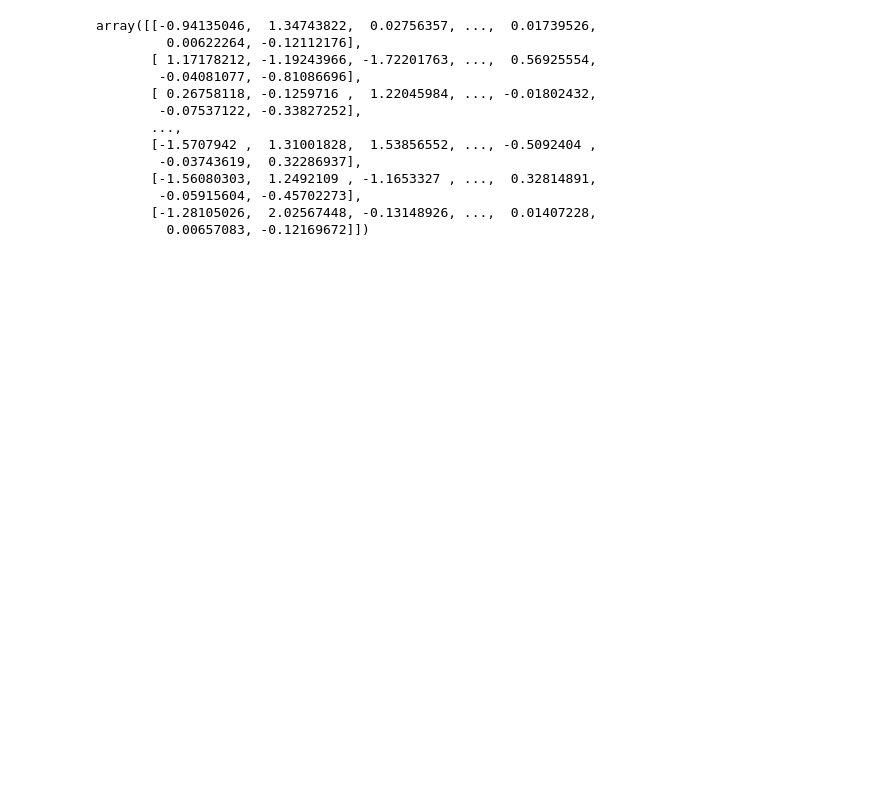
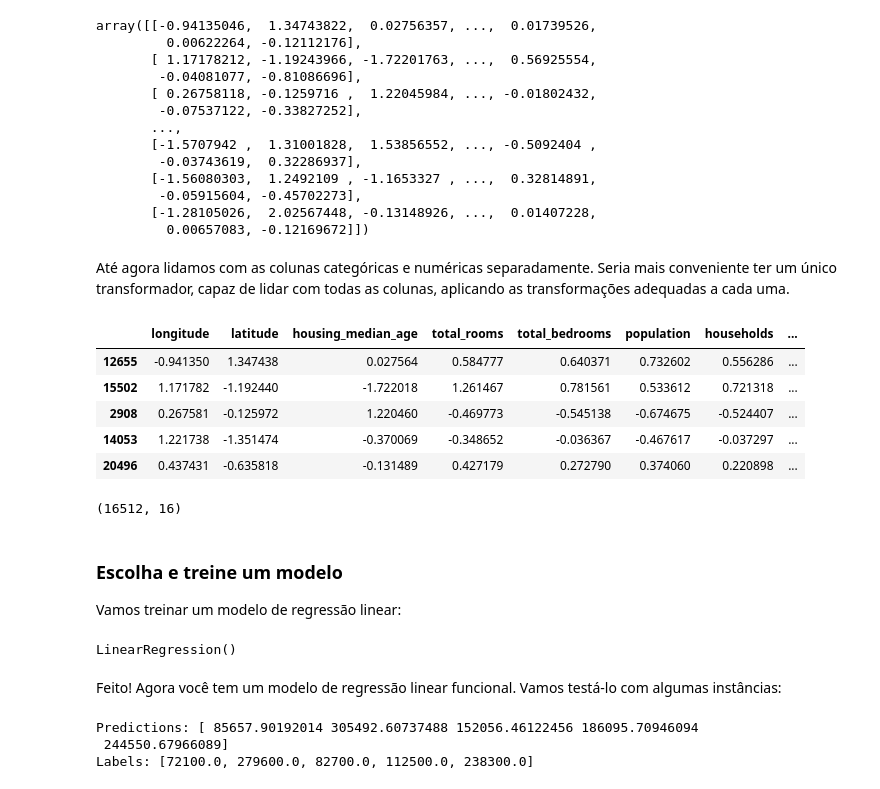
Before and after one commit to ThiagoSegato/livro-apredizado-de-maquina-scikit-learn-keras-tensorflow, a Jupyter notebook: chapter02.ipynb, the cells around one changed output. Drawn from its saved outputs; the diff is of its cells as text; code cells hidden in the pictures; blank space fills up the shorter version.

```diff
--- a/chapter02.ipynb
+++ b/chapter02.ipynb
@@ -458,3 +470,52 @@ array([[-0.94135046,  1.34743822,  0.02756357, ...,  0.01739526,
         -0.05915604, -0.45702273],
        [-1.28105026,  2.02567448, -0.13148926, ...,  0.01407228,
          0.00657083, -0.12169672]])
+# %% [markdown]
+Até agora lidamos com as colunas categóricas e numéricas separadamente. Seria mais conveniente ter um único transformador, capaz de lidar com todas as colunas, aplicando as transformações adequadas a cada uma.
+# %%
+num_attribs = list(housing_num) # DataFrame to columns list
+cat_attribs = ['ocean_proximity']
+# Outras colunas que o pipeline irá adicionar
+pip_attribs = ['rooms_per_household', 'population_per_household', 'ocean_p1', 'ocean_p2', 'ocean_p3', 'ocean_p4', 'ocean_p5']
+full_pipeline = ColumnTransformer([
+    ('num', num_pipeline, num_attribs),
+    ('cat', OneHotEncoder(), cat_attribs)
+])
+housing_prepared = full_pipeline.fit_transform(housing)
+housing_prepared_df = pd.DataFrame(
+    housing_prepared,
+    columns=num_attribs + cat_attribs + pip_attribs,
+    index=housing.index
+)
+housing_prepared_df.head(5)
+# %% [output]
+|  | longitude | latitude | housing_median_age | total_rooms | total_bedrooms | population | households | ... |
+| 12655 | -0.941350 | 1.347438 | 0.027564 | 0.584777 | 0.640371 | 0.732602 | 0.556286 | ... |
+| 15502 | 1.171782 | -1.192440 | -1.722018 | 1.261467 | 0.781561 | 0.533612 | 0.721318 | ... |
+| 2908 | 0.267581 | -0.125972 | 1.220460 | -0.469773 | -0.545138 | -0.674675 | -0.524407 | ... |
+| 14053 | 1.221738 | -1.351474 | -0.370069 | -0.348652 | -0.036367 | -0.467617 | -0.037297 | ... |
+| 20496 | 0.437431 | -0.635818 | -0.131489 | 0.427179 | 0.272790 | 0.374060 | 0.220898 | ... |
+# %%
+housing_prepared.shape
+# %% [output]
+(16512, 16)
+# %% [markdown]
+### Escolha e treine um modelo
+Vamos treinar um modelo de regressão linear:
+# %%
+lin_reg = LinearRegression()
+lin_reg.fit(housing_prepared, housing_labels)
+# %% [output]
+LinearRegression()
+# %% [markdown]
+Feito! Agora você tem um modelo de regressão linear funcional. Vamos testá-lo com algumas instâncias:
+# %%
+some_data = housing.iloc[:5]
+some_labels = housing_labels[:5]
+some_data_prepared = full_pipeline.transform(some_data)
+print('Predictions:', lin_reg.predict(some_data_prepared))
+print('Labels:', list(some_labels))
+# %% [output]
+Predictions: [ 85657.90192014 305492.60737488 152056.46122456 186095.70946094
+ 244550.67966089]
+Labels: [72100.0, 279600.0, 82700.0, 112500.0, 238300.0]
```
Also changed, not shown: parts of 8 cells of this notebook.
